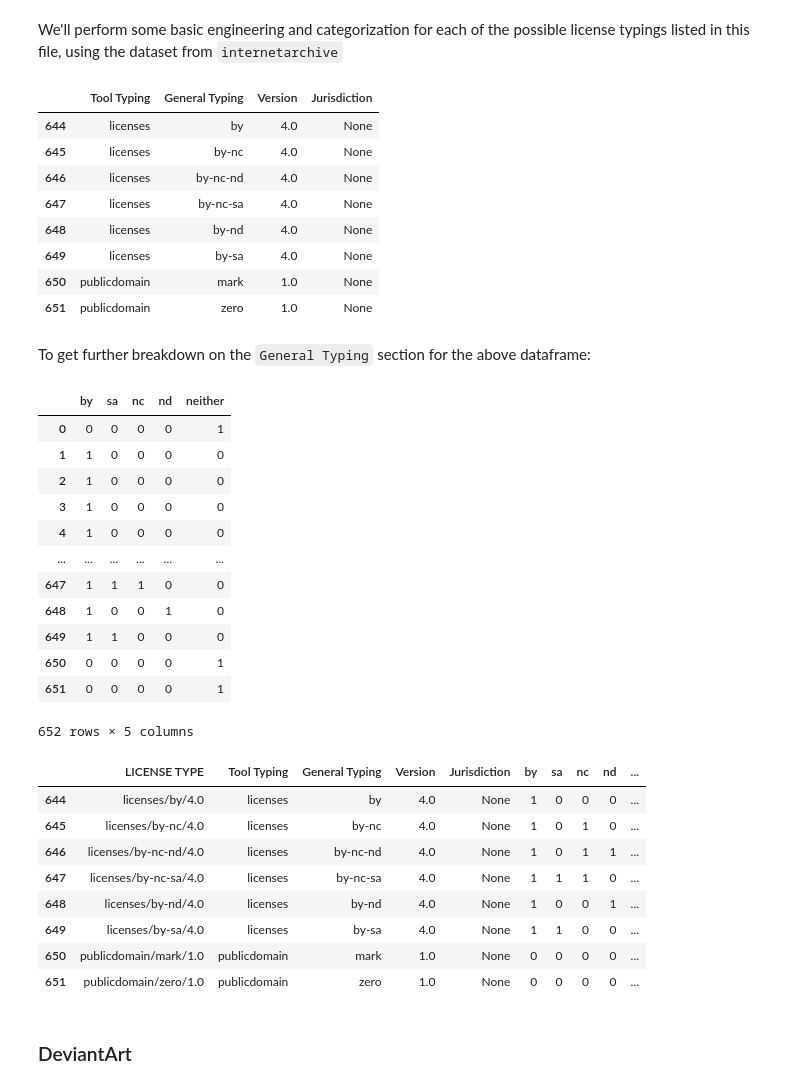
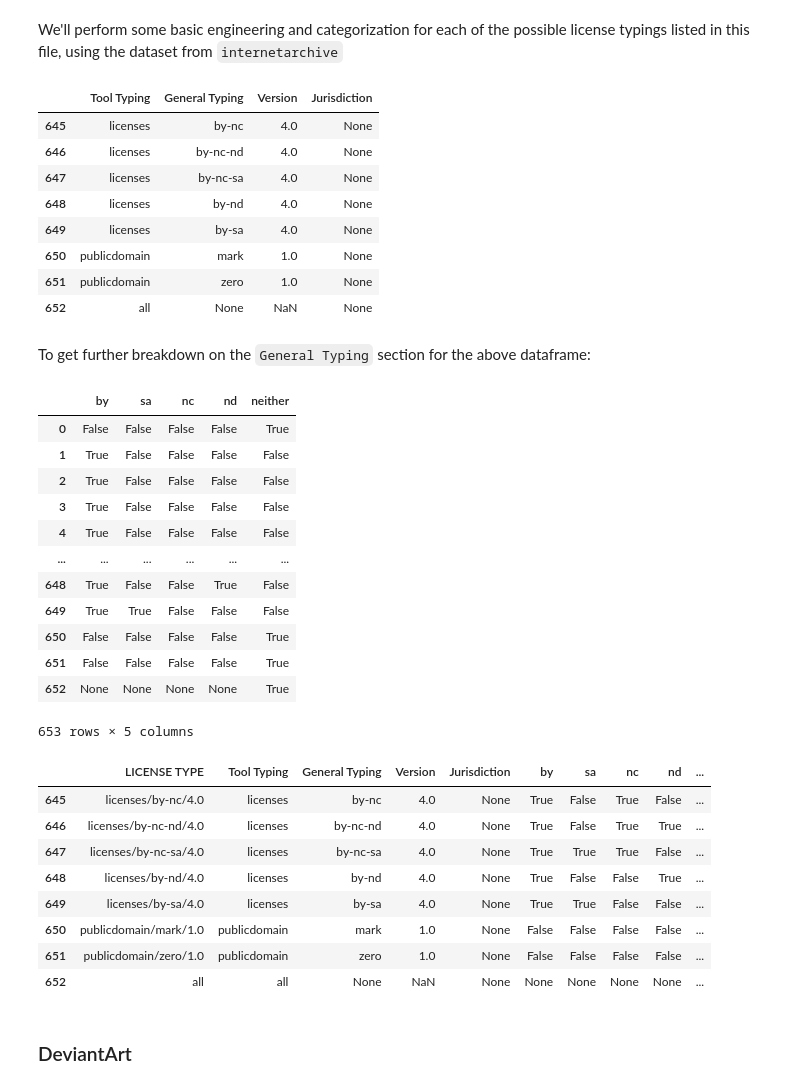
Before and after one commit to creativecommons/quantifying, a Jupyter notebook: visualization/visualization_engineering.ipynb, the cells around one changed output. Drawn from its saved outputs; the diff is of its cells as text; code cells hidden in the pictures.

```diff
--- a/visualization/visualization_engineering.ipynb
+++ b/visualization/visualization_engineering.ipynb
@@ -60,6 +58,7 @@ We will now perform small EDA and some engineering on each of the dataset, in al
 We'll perform some basic engineering and categorization for each of the possible license typings listed in this file, using the dataset from `internetarchive`
 # %%
 license_ser = raw_ia_license_data["LICENSE TYPE"].str.lower()
+license_ser.loc[len(license_ser)] = "all"
 license_ser_splits_df = license_ser.str.split("/", expand=True)
 license_ser_splits_df = license_ser_splits_df.rename(
     columns = {
@@ -73,7 +72,6 @@ license_ser_splits_df["Version"] = license_ser_splits_df["Version"].astype(float
 license_ser_splits_df.tail(8)
 # %% [output]
 |  | Tool Typing | General Typing | Version | Jurisdiction |
-| 644 | licenses | by | 4.0 | None |
 | 645 | licenses | by-nc | 4.0 | None |
 | 646 | licenses | by-nc-nd | 4.0 | None |
 | 647 | licenses | by-nc-sa | 4.0 | None |
@@ -81,44 +79,45 @@ license_ser_splits_df.tail(8)
 | 649 | licenses | by-sa | 4.0 | None |
 | 650 | publicdomain | mark | 1.0 | None |
 | 651 | publicdomain | zero | 1.0 | None |
+| 652 | all | None | NaN | None |
 # %% [markdown]
 To get further breakdown on the `General Typing` section for the above dataframe:
 # %%
 license_one_hot_encoding = pd.DataFrame()
-license_one_hot_encoding["by"] = license_ser_splits_df["General Typing"].str.contains("by").astype(int)
-license_one_hot_encoding["sa"] = license_ser_splits_df["General Typing"].str.contains("sa").astype(int)
-license_one_hot_encoding["nc"] = license_ser_splits_df["General Typing"].str.contains("nc").astype(int)
-license_one_hot_encoding["nd"] = license_ser_splits_df["General Typing"].str.contains("nd").astype(int)
-license_not_six_type = ~license_ser_splits_df["General Typing"].str.contains("by|sa|nc|nd")
-license_one_hot_encoding["neither"] = license_not_six_type.astype(int)
+license_one_hot_encoding["by"] = license_ser_splits_df["General Typing"].str.contains("by")
+license_one_hot_encoding["sa"] = license_ser_splits_df["General Typing"].str.contains("sa")
+license_one_hot_encoding["nc"] = license_ser_splits_df["General Typing"].str.contains("nc")
+license_one_hot_encoding["nd"] = license_ser_splits_df["General Typing"].str.contains("nd")
+license_not_six_type = license_ser_splits_df["General Typing"].str.contains("by|sa|nc|nd")
+license_one_hot_encoding["neither"] = ~(license_not_six_type.fillna(False))
 license_one_hot_encoding
 # %% [output]
 |  | by | sa | nc | nd | neither |
-| 0 | 0 | 0 | 0 | 0 | 1 |
-| 1 | 1 | 0 | 0 | 0 | 0 |
-| 2 | 1 | 0 | 0 | 0 | 0 |
-| 3 | 1 | 0 | 0 | 0 | 0 |
-| 4 | 1 | 0 | 0 | 0 | 0 |
+| 0 | False | False | False | False | True |
+| 1 | True | False | False | False | False |
+| 2 | True | False | False | False | False |
+| 3 | True | False | False | False | False |
+| 4 | True | False | False | False | False |
 | ... | ... | ... | ... | ... | ... |
-| 647 | 1 | 1 | 1 | 0 | 0 |
-| 648 | 1 | 0 | 0 | 1 | 0 |
-| 649 | 1 | 1 | 0 | 0 | 0 |
-| 650 | 0 | 0 | 0 | 0 | 1 |
-| 651 | 0 | 0 | 0 | 0 | 1 |
+| 648 | True | False | False | True | False |
+| 649 | True | True | False | False | False |
+| 650 | False | False | False | False | True |
+| 651 | False | False | False | False | True |
+| 652 | None | None | None | None | True |
-652 rows × 5 columns
+653 rows × 5 columns
 # %%
 license_df = pd.concat([license_ser, license_ser_splits_df, license_one_hot_encoding], axis = 1)
 license_df.tail(8)
 # %% [output]
 |  | LICENSE TYPE | Tool Typing | General Typing | Version | Jurisdiction | by | sa | nc | nd | ... |
-| 644 | licenses/by/4.0 | licenses | by | 4.0 | None | 1 | 0 | 0 | 0 | ... |
-| 645 | licenses/by-nc/4.0 | licenses | by-nc | 4.0 | None | 1 | 0 | 1 | 0 | ... |
-| 646 | licenses/by-nc-nd/4.0 | licenses | by-nc-nd | 4.0 | None | 1 | 0 | 1 | 1 | ... |
-| 647 | licenses/by-nc-sa/4.0 | licenses | by-nc-sa | 4.0 | None | 1 | 1 | 1 | 0 | ... |
-| 648 | licenses/by-nd/4.0 | licenses | by-nd | 4.0 | None | 1 | 0 | 0 | 1 | ... |
-| 649 | licenses/by-sa/4.0 | licenses | by-sa | 4.0 | None | 1 | 1 | 0 | 0 | ... |
-| 650 | publicdomain/mark/1.0 | publicdomain | mark | 1.0 | None | 0 | 0 | 0 | 0 | ... |
-| 651 | publicdomain/zero/1.0 | publicdomain | zero | 1.0 | None | 0 | 0 | 0 | 0 | ... |
+| 645 | licenses/by-nc/4.0 | licenses | by-nc | 4.0 | None | True | False | True | False | ... |
+| 646 | licenses/by-nc-nd/4.0 | licenses | by-nc-nd | 4.0 | None | True | False | True | True | ... |
+| 647 | licenses/by-nc-sa/4.0 | licenses | by-nc-sa | 4.0 | None | True | True | True | False | ... |
+| 648 | licenses/by-nd/4.0 | licenses | by-nd | 4.0 | None | True | False | False | True | ... |
+| 649 | licenses/by-sa/4.0 | licenses | by-sa | 4.0 | None | True | True | False | False | ... |
+| 650 | publicdomain/mark/1.0 | publicdomain | mark | 1.0 | None | False | False | False | False | ... |
+| 651 | publicdomain/zero/1.0 | publicdomain | zero | 1.0 | None | False | False | False | False | ... |
+| 652 | all | all | None | NaN | None | None | None | None | None | ... |
 # %%
 def merge_with_license(raw_data):
     return raw_data.merge(license_df, on = "LICENSE TYPE")
```
Also changed, not shown: parts of 12 cells of this notebook, 1 other file.
